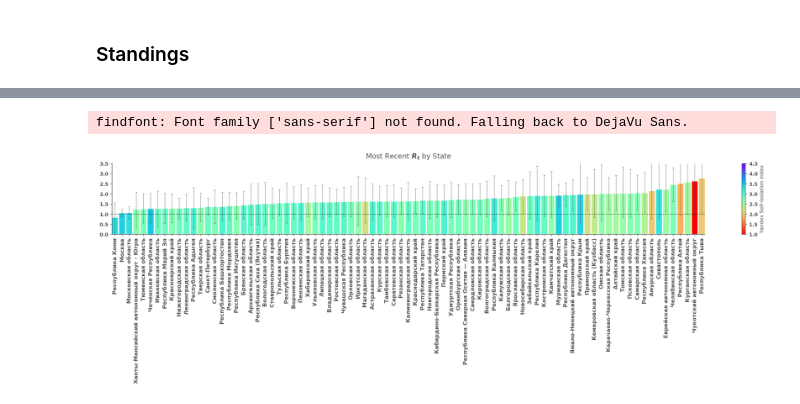
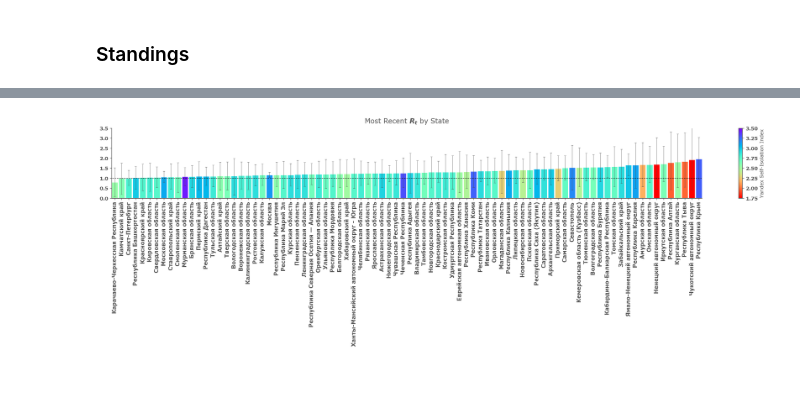
Before and after one commit to PrikhozhdenkoES/covid-19, a Jupyter notebook: Realtime R0.ipynb, the cells around one changed output, grey strips where cells are left out. Cells and saved outputs as stored; diff of their text form; code cells hidden in the pictures; blank space fills up the shorter version.

```diff
--- a/Realtime R0.ipynb
+++ b/Realtime R0.ipynb
@@ -681,0 +693,9 @@ ERROR_BAR_COLOR = [.3,.3,.3]
+# %%
+url_si_cities = 'index_si_moscow_stpetersburg_sevastopol.xlsx' #SI in Moscow, St.Petersburg and Sevastopol
+states_si_cities = pd.read_excel(url_si_cities,
+                          usecols=['date', 'state', 'si'],
+                          parse_dates=['date'],
+                          index_col=[0],
+                          squeeze=True).sort_index()
+# %%
+states_si_ = pd.merge(states_si,states_si_cities,how='outer', on=['state','date','si'],sort=True) #merged data
@@ -681,0 +739,12 @@ ERROR_BAR_COLOR = [.3,.3,.3]
+# %%
+#calculate mean SI data for each region for selected time period
+si = []
+
+for i in states_si_.index.unique():
+    si.append(states_si_.loc[i].iloc[30:,:].mean()[0]) # 30: is for last 30 days
+# %%
+#create pd dataframe with calculated SI for each region
+states_last_month_si = pd.DataFrame(data=si,index=states_si_.index.unique(),columns=['si'])
+
+FULL_COLOR = [.7,.7,.7]
+ERROR_BAR_COLOR = [.3,.3,.3]
@@ -708,40 +798,39 @@ def plot_standings(mr, figsize=None, title='Most Recent $R_t$ by State'):
 
     ax.set_title(title)
     cmap = plt.cm.rainbow_r
-    norm = matplotlib.colors.Normalize(vmin=1.0, vmax=4.5)
+    norm = matplotlib.colors.Normalize(vmin=1.75, vmax=3.5) #use selected vmin and vmax
 
-    mr_si = pd.merge(mr,states_april_si,how='left',on='state')
+    mr_si = pd.merge(mr,states_last_month_si,how='left',on='state')
     err = mr_si[['Low_90', 'High_90']].sub(mr['ML'], axis=0).abs()
 
     bars = ax.bar(mr_si.index,
                   mr_si['ML'],
                   width=.825,
                   color=cmap(norm(mr_si['si'].values)),
                   ecolor=ERROR_BAR_COLOR,
                   capsize=2,
                   error_kw={'alpha':.5, 'lw':1},
                   yerr=err.values.T)
 
     #mr_si['state_si'] = mr_si.index.map(str) + mr_si.si.map(' ({:.1f})'.format)
     labels = mr_si.index.to_series()
     ax.set_xticklabels(labels, rotation=90, fontsize=11)
     ax.margins(0)
     ax.set_ylim(0,3.5)
     ax.axhline(1.0, linestyle=':', color='k', lw=1)
 
     sm = plt.cm.ScalarMappable(cmap=cmap, norm=norm)
     cbar = fig.colorbar(sm)
     cbar.set_label('Yandex Self-Isolation Index', rotation=90)
 
 
     fig.set_facecolor('w')
     return fig, ax
 
 mr.sort_values('ML', inplace=True)
 plot_standings(mr);
 # %% [output]
-findfont: Font family ['sans-serif'] not found. Falling back to DejaVu Sans.
-[figure, old version]
+[figure, new version]
 # %%
 mr.sort_values('High_90', inplace=True)
 plot_standings(mr);
```
Also changed, not shown: parts of 19 cells of this notebook, 3 other files.
